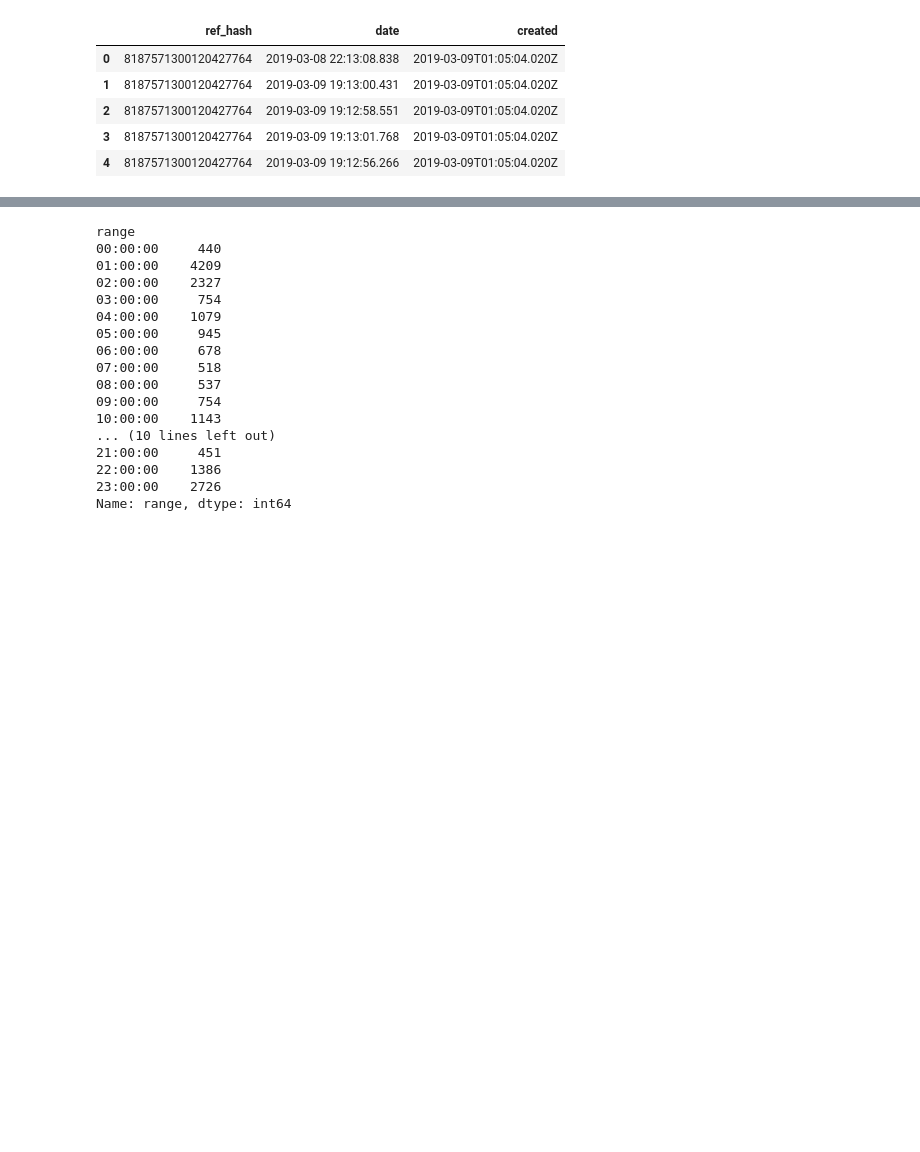
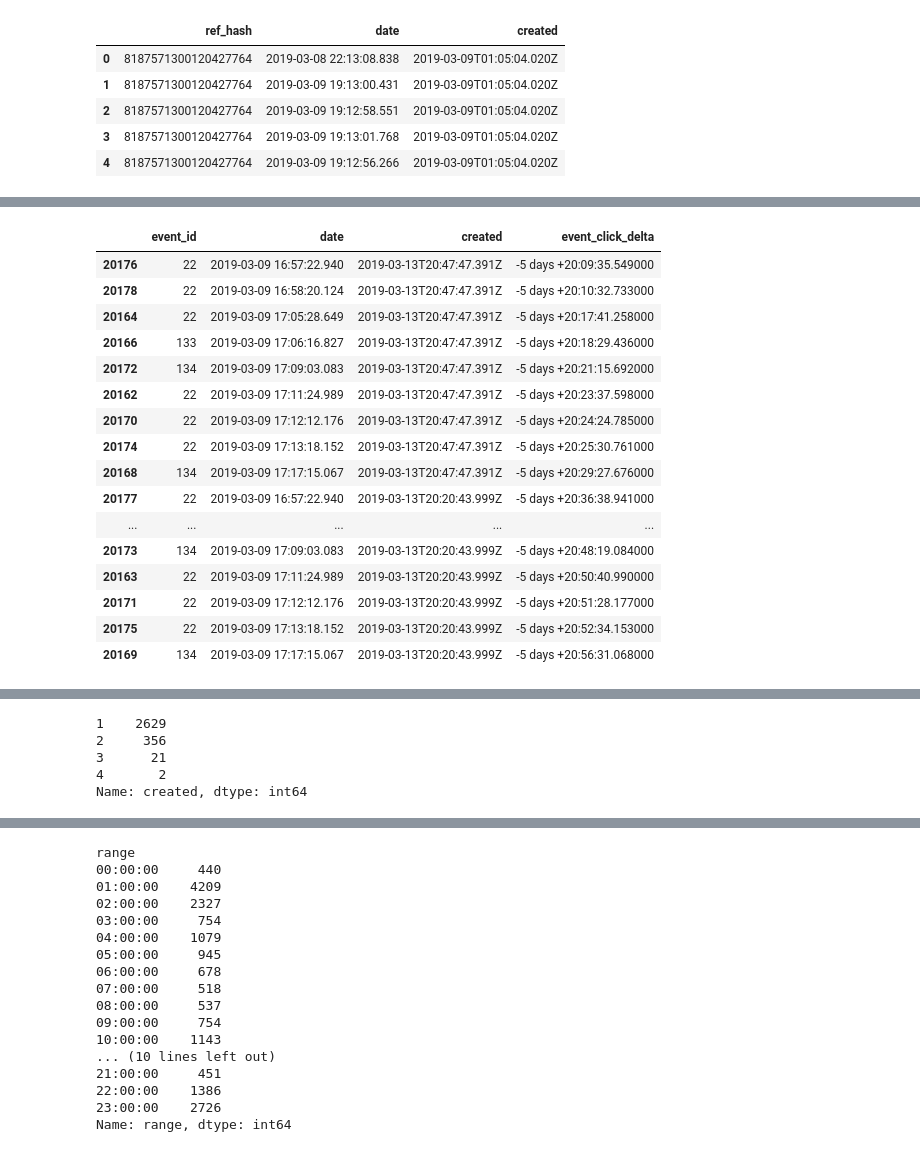
Before and after one commit to MartinRosasSommer/Datos2019, a Jupyter notebook: Analisis 1.ipynb, the cells around one changed output, grey strips where cells are left out. Saved outputs shown, nothing was run; the diff lists cells and outputs as text; code cells hidden in the pictures; blank space fills up the shorter version.

```diff
--- a/Analisis 1.ipynb
+++ b/Analisis 1.ipynb
@@ -470,3 +545,7 @@ comparing.head()
 #lo que no encuentro sentido es que los eventos son todos anteriores al click.
 #incluso asumiendo que created esta en utc y lo convertimos a gmt -3, casi todos los eventos igual serian
 #anteriores excepto por el dei ndice 0. el cua seria 5 minutos despues
+#hago columna con la diferencia en tiempo entre evento y click
+events_clicks['date_dt'] = pd.to_datetime(events_clicks.date, utc=True)
+events_clicks['created_dt'] = pd.to_datetime(events_clicks.created, utc=True)
+events_clicks['event_click_delta'] = (events_clicks.date_dt - events_clicks.created_dt)
@@ -486,3 +592,23 @@ comparing[comparing["ref_hash"] == 8187571300120427764]
+# %%
+events_clicks[events_clicks.ref_hash == 106694467223485662][['event_id', 'date', 'created', 'event_click_delta']].sort_values('event_click_delta')
+# %% [output]
+|  | event_id | date | created | event_click_delta |
+| 20176 | 22 | 2019-03-09 16:57:22.940 | 2019-03-13T20:47:47.391Z | -5 days +20:09:35.549000 |
+| 20178 | 22 | 2019-03-09 16:58:20.124 | 2019-03-13T20:47:47.391Z | -5 days +20:10:32.733000 |
+| 20164 | 22 | 2019-03-09 17:05:28.649 | 2019-03-13T20:47:47.391Z | -5 days +20:17:41.258000 |
+| 20166 | 133 | 2019-03-09 17:06:16.827 | 2019-03-13T20:47:47.391Z | -5 days +20:18:29.436000 |
+| 20172 | 134 | 2019-03-09 17:09:03.083 | 2019-03-13T20:47:47.391Z | -5 days +20:21:15.692000 |
+| 20162 | 22 | 2019-03-09 17:11:24.989 | 2019-03-13T20:47:47.391Z | -5 days +20:23:37.598000 |
+| 20170 | 22 | 2019-03-09 17:12:12.176 | 2019-03-13T20:47:47.391Z | -5 days +20:24:24.785000 |
+| 20174 | 22 | 2019-03-09 17:13:18.152 | 2019-03-13T20:47:47.391Z | -5 days +20:25:30.761000 |
+| 20168 | 134 | 2019-03-09 17:17:15.067 | 2019-03-13T20:47:47.391Z | -5 days +20:29:27.676000 |
+| 20177 | 22 | 2019-03-09 16:57:22.940 | 2019-03-13T20:20:43.999Z | -5 days +20:36:38.941000 |
+| ... | ... | ... | ... | ... |
+| 20173 | 134 | 2019-03-09 17:09:03.083 | 2019-03-13T20:20:43.999Z | -5 days +20:48:19.084000 |
+| 20163 | 22 | 2019-03-09 17:11:24.989 | 2019-03-13T20:20:43.999Z | -5 days +20:50:40.990000 |
+| 20171 | 22 | 2019-03-09 17:12:12.176 | 2019-03-13T20:20:43.999Z | -5 days +20:51:28.177000 |
+| 20175 | 22 | 2019-03-09 17:13:18.152 | 2019-03-13T20:20:43.999Z | -5 days +20:52:34.153000 |
+| 20169 | 134 | 2019-03-09 17:17:15.067 | 2019-03-13T20:20:43.999Z | -5 days +20:56:31.068000 |
 # %%
 #miro si tengo para ese ref hash infomacion en auctions (el feature equivalente es device_id)
 # %%
@@ -507,0 +638,10 @@ auctions[auctions["device_id"] == 8187571300120427764]
+# %%
+#puede haber mas de un install para un ref hash?
+#vemos que la gran mayoria tienen solo 1 install
+installs.groupby(["ref_hash"]).count()["created"].value_counts()
+# %% [output]
+1    2629
+2     356
+3      21
+4       2
+Name: created, dtype: int64
```
Also changed, not shown: parts of 73 cells of this notebook.
